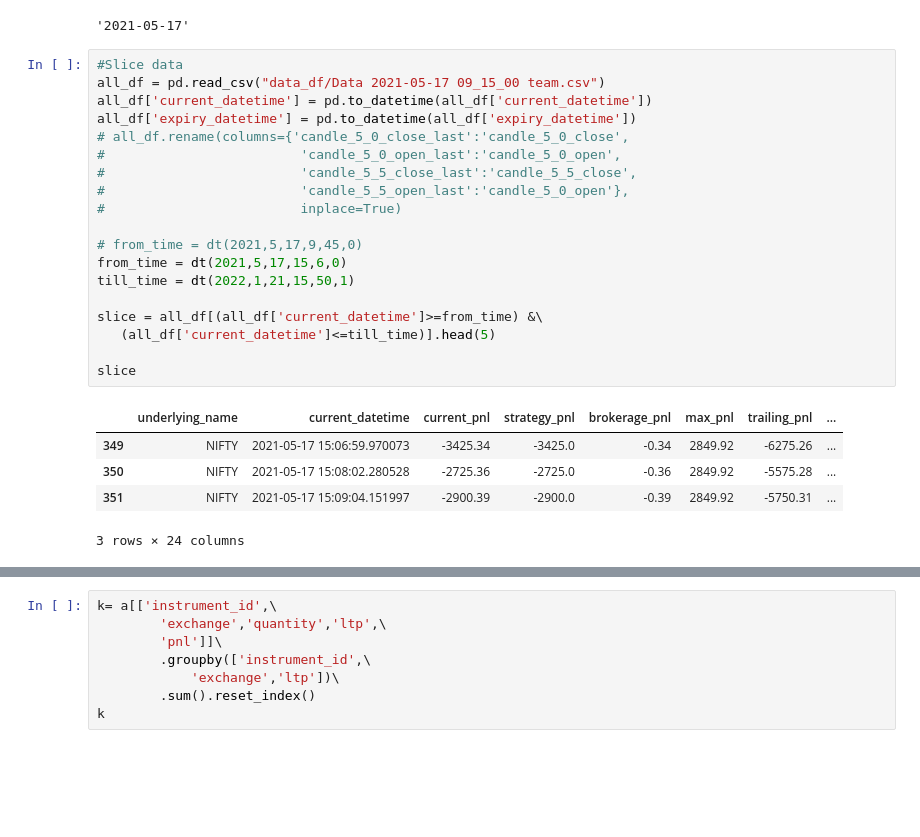
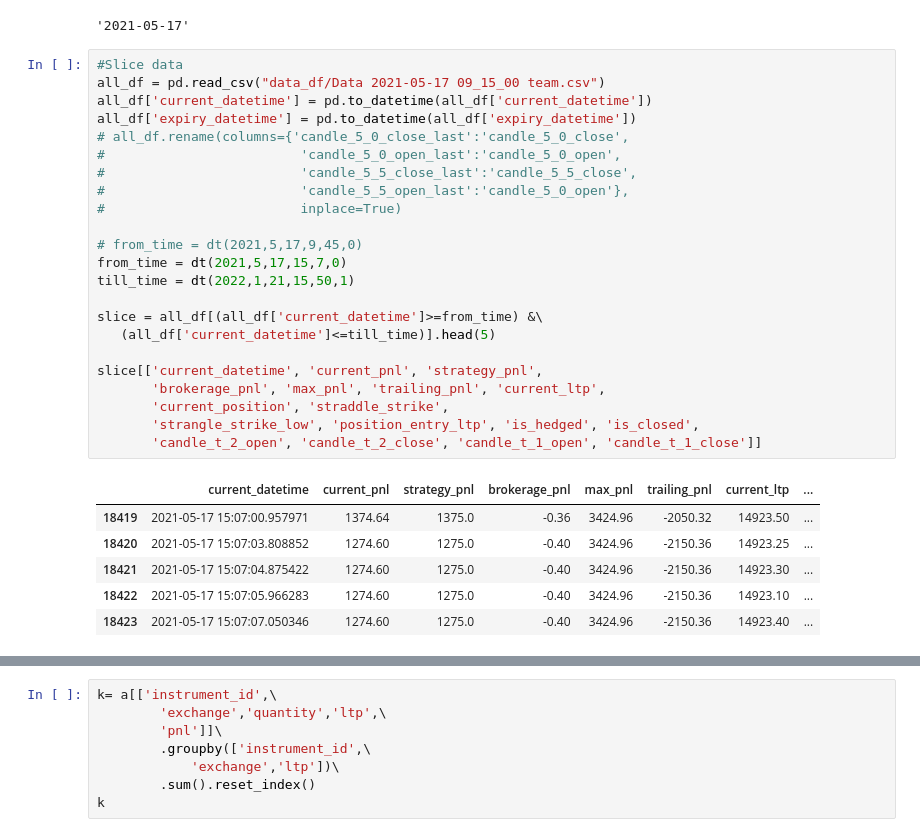
Before and after one commit to hiteshgulati/Algo-Trader, a Jupyter notebook: play.ipynb, the cells around one changed output, grey strips where cells are left out. Saved outputs shown, nothing was run; the diff lists cells and outputs as text; blank space fills up the shorter version.

```diff
--- a/play.ipynb
+++ b/play.ipynb
@@ -276,25 +276,30 @@ kite.quote('NFO:NIFTY22FEB17200CE')
 # %%
 #Slice data
 all_df = pd.read_csv("data_df/Data 2021-05-17 09_15_00 team.csv")
 all_df['current_datetime'] = pd.to_datetime(all_df['current_datetime'])
 all_df['expiry_datetime'] = pd.to_datetime(all_df['expiry_datetime'])
 # all_df.rename(columns={'candle_5_0_close_last':'candle_5_0_close',
 #                         'candle_5_0_open_last':'candle_5_0_open',
 #                         'candle_5_5_close_last':'candle_5_5_close',
 #                         'candle_5_5_open_last':'candle_5_0_open'},
 #                         inplace=True)
 
 # from_time = dt(2021,5,17,9,45,0)
-from_time = dt(2021,5,17,15,6,0)
+from_time = dt(2021,5,17,15,7,0)
 till_time = dt(2022,1,21,15,50,1)
 
 slice = all_df[(all_df['current_datetime']>=from_time) &\
    (all_df['current_datetime']<=till_time)].head(5)
 
-slice
+slice[['current_datetime', 'current_pnl', 'strategy_pnl',
+       'brokerage_pnl', 'max_pnl', 'trailing_pnl', 'current_ltp',
+       'current_position', 'straddle_strike',
+       'strangle_strike_low', 'position_entry_ltp', 'is_hedged', 'is_closed',
+       'candle_t_2_open', 'candle_t_2_close', 'candle_t_1_open', 'candle_t_1_close']]
 # %% [output]
-|  | underlying_name | current_datetime | current_pnl | strategy_pnl | brokerage_pnl | max_pnl | trailing_pnl | ... |
-| 349 | NIFTY | 2021-05-17 15:06:59.970073 | -3425.34 | -3425.0 | -0.34 | 2849.92 | -6275.26 | ... |
-| 350 | NIFTY | 2021-05-17 15:08:02.280528 | -2725.36 | -2725.0 | -0.36 | 2849.92 | -5575.28 | ... |
-| 351 | NIFTY | 2021-05-17 15:09:04.151997 | -2900.39 | -2900.0 | -0.39 | 2849.92 | -5750.31 | ... |
+|  | current_datetime | current_pnl | strategy_pnl | brokerage_pnl | max_pnl | trailing_pnl | current_ltp | ... |
+| 18419 | 2021-05-17 15:07:00.957971 | 1374.64 | 1375.0 | -0.36 | 3424.96 | -2050.32 | 14923.50 | ... |
+| 18420 | 2021-05-17 15:07:03.808852 | 1274.60 | 1275.0 | -0.40 | 3424.96 | -2150.36 | 14923.25 | ... |
+| 18421 | 2021-05-17 15:07:04.875422 | 1274.60 | 1275.0 | -0.40 | 3424.96 | -2150.36 | 14923.30 | ... |
+| 18422 | 2021-05-17 15:07:05.966283 | 1274.60 | 1275.0 | -0.40 | 3424.96 | -2150.36 | 14923.10 | ... |
+| 18423 | 2021-05-17 15:07:07.050346 | 1274.60 | 1275.0 | -0.40 | 3424.96 | -2150.36 | 14923.40 | ... |
-3 rows × 24 columns
```
Also changed, not shown: parts of 2 cells of this notebook, 4 other files.
